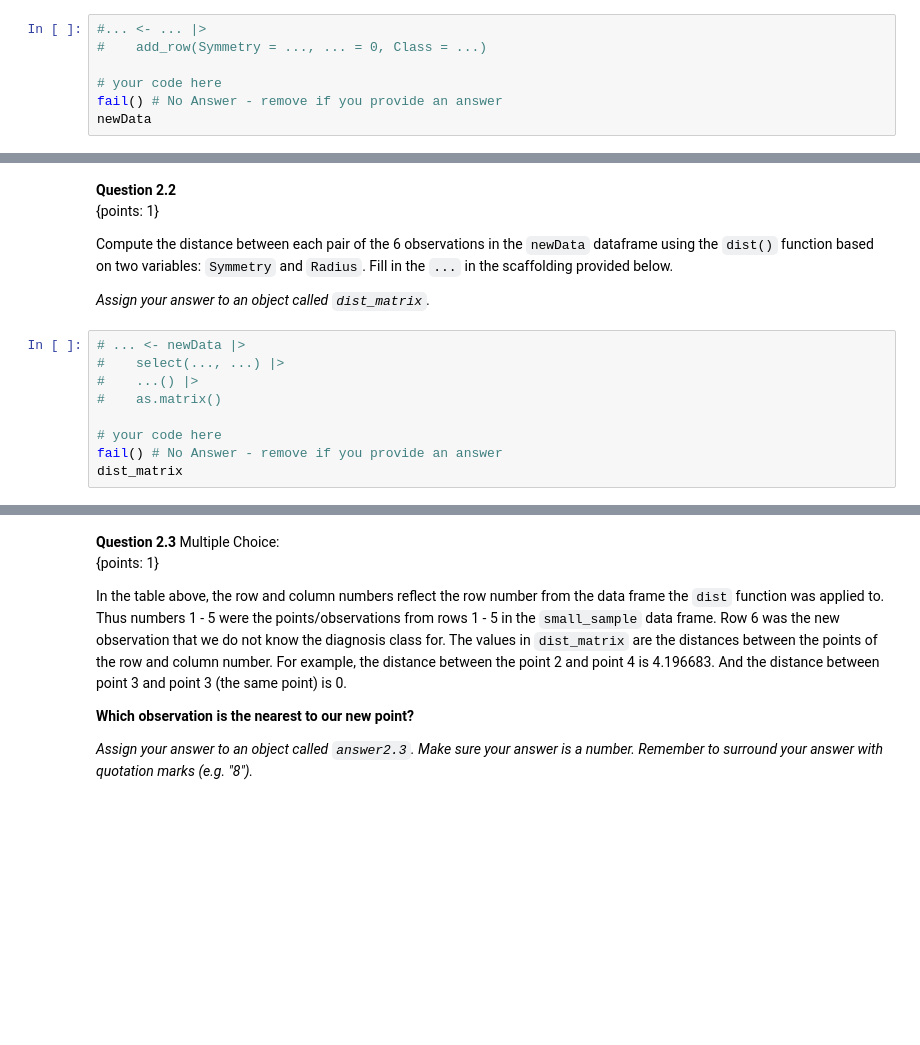
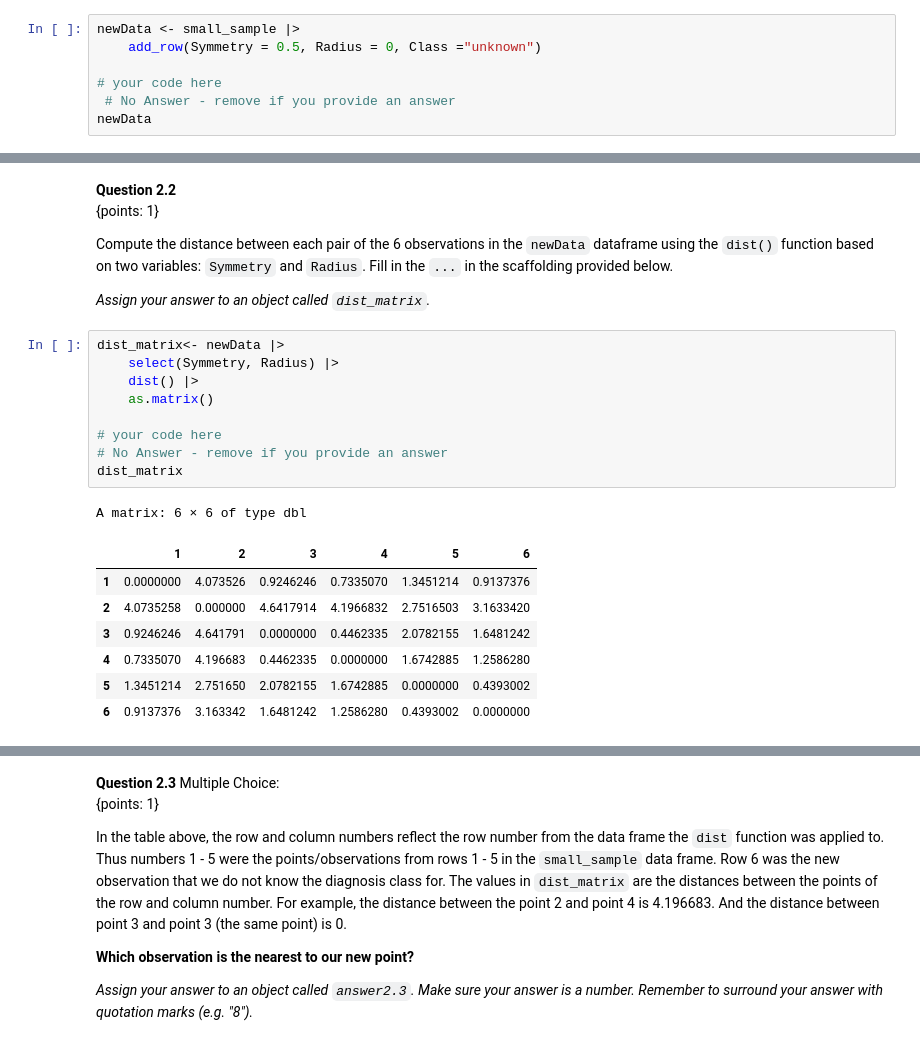
Before and after one commit to ca-vas/dsci-100-student, a Jupyter notebook: materials/R/worksheet_classification1/worksheet_classification1.ipynb, the cells around one changed output, grey strips where cells are left out. Saved outputs shown, nothing was run; the diff lists cells and outputs as text; blank space fills up the shorter version.

```diff
--- a/materials/R/worksheet_classification1/worksheet_classification1.ipynb
+++ b/materials/R/worksheet_classification1/worksheet_classification1.ipynb
@@ -570,9 +608,9 @@ Fill in the `...` in the scaffolding provided below.
 
 *Assign your answer to an object called `newData`.*
 # %%
-#... <- ... |>
-#    add_row(Symmetry = ..., ... = 0, Class = ...)
+newData <- small_sample |>
+    add_row(Symmetry = 0.5, Radius = 0, Class ="unknown")
 
 # your code here
-fail() # No Answer - remove if you provide an answer
+ # No Answer - remove if you provide an answer
 newData
@@ -596,14 +646,23 @@ Compute the distance between each pair of the 6 observations in the `newData` da
 
 *Assign your answer to an object called `dist_matrix`.*
 # %%
-# ... <- newData |>
-#    select(..., ...) |>
-#    ...() |>
-#    as.matrix()
+dist_matrix<- newData |>
+    select(Symmetry, Radius) |>
+    dist() |>
+    as.matrix()
 
 # your code here
-fail() # No Answer - remove if you provide an answer
+# No Answer - remove if you provide an answer
 dist_matrix
+# %% [output]
+A matrix: 6 × 6 of type dbl
+|  | 1 | 2 | 3 | 4 | 5 | 6 |
+| 1 | 0.0000000 | 4.073526 | 0.9246246 | 0.7335070 | 1.3451214 | 0.9137376 |
+| 2 | 4.0735258 | 0.000000 | 4.6417914 | 4.1966832 | 2.7516503 | 3.1633420 |
+| 3 | 0.9246246 | 4.641791 | 0.0000000 | 0.4462335 | 2.0782155 | 1.6481242 |
+| 4 | 0.7335070 | 4.196683 | 0.4462335 | 0.0000000 | 1.6742885 | 1.2586280 |
+| 5 | 1.3451214 | 2.751650 | 2.0782155 | 1.6742885 | 0.0000000 | 0.4393002 |
+| 6 | 0.9137376 | 3.163342 | 1.6481242 | 1.2586280 | 0.4393002 | 0.0000000 |
 # %%
 library(digest)
 stopifnot("type of class(dist_matrix) is not character"= setequal(digest(paste(toString(class(class(dist_matrix))), "5cb13")), "fab1cc41de9423b1061e7bb5ba2a1c02"))
```
Also changed, not shown: parts of 56 cells of this notebook.
